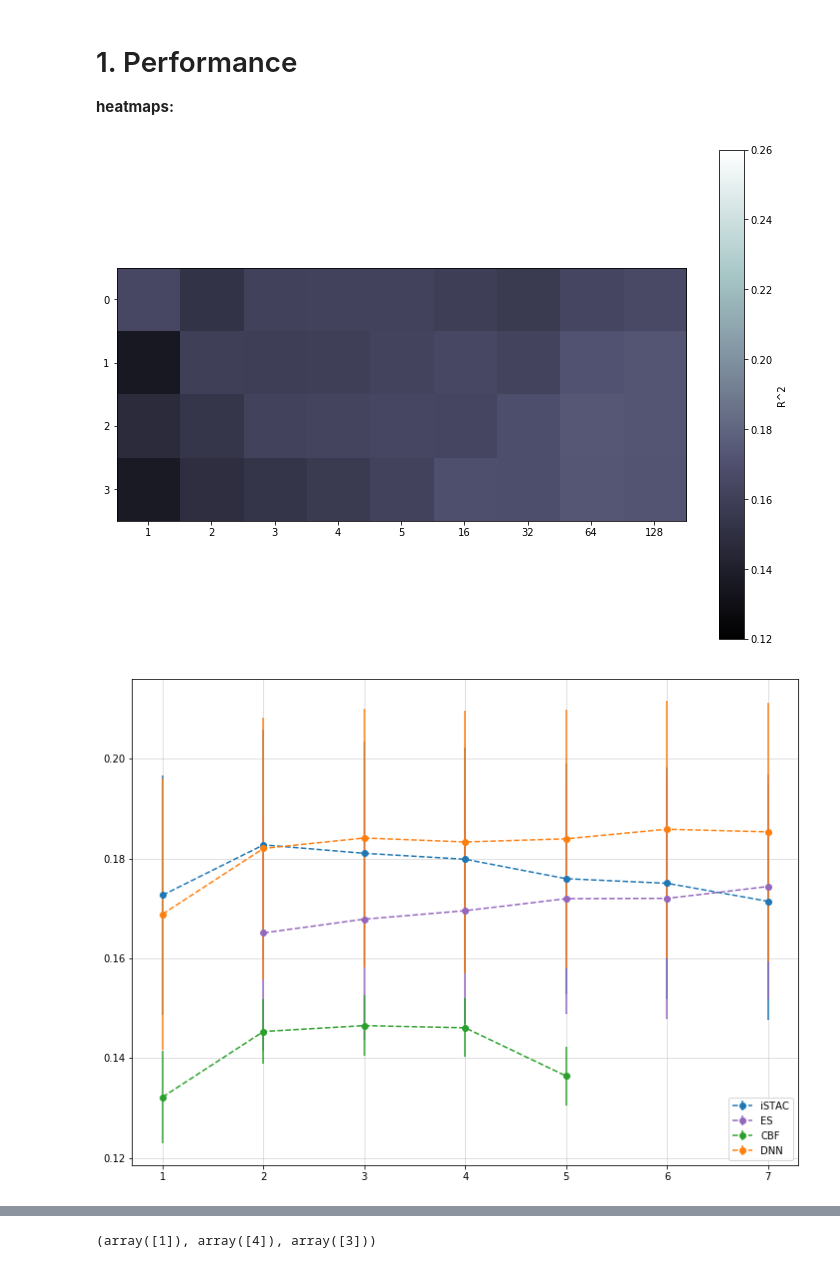
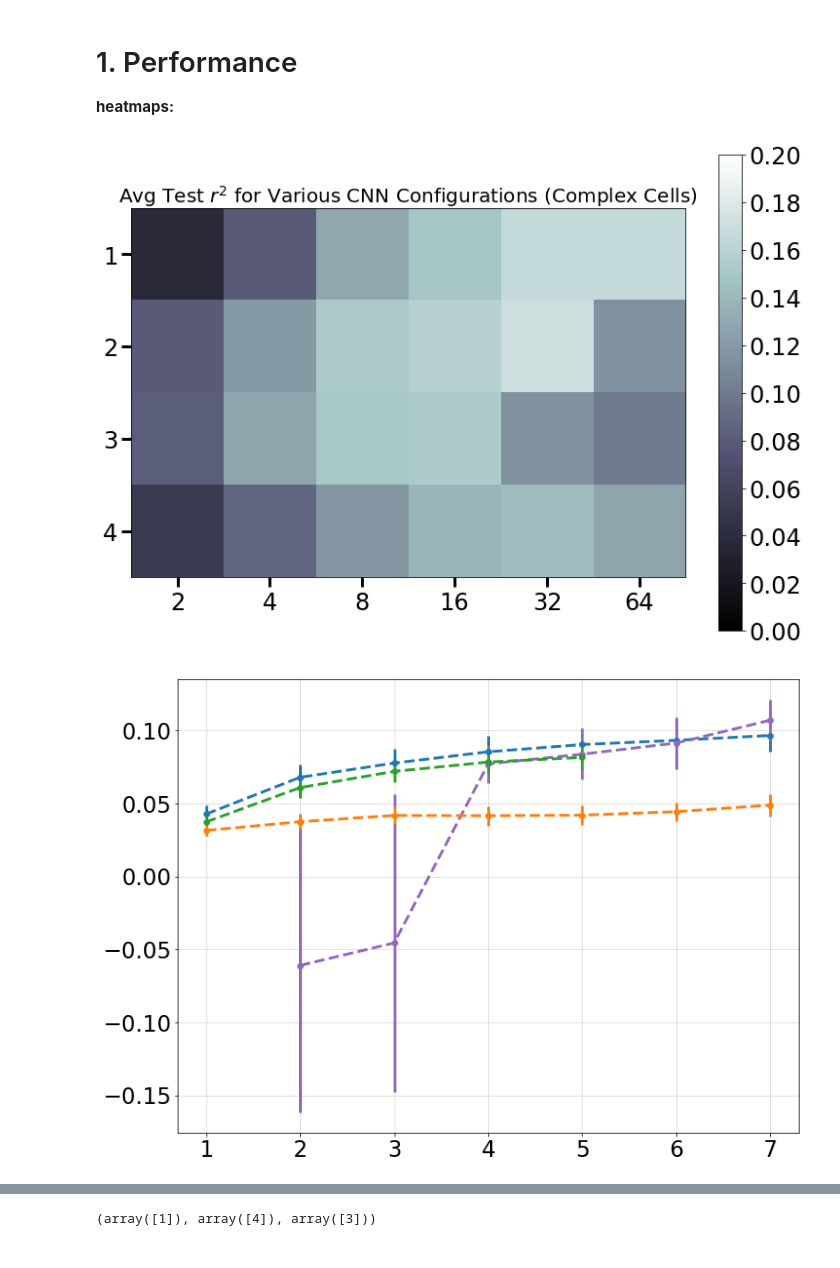
Before and after one commit to tedmoskovitz/DeepEncoding, a Jupyter notebook: Visualization.ipynb, the cells around one changed output, grey strips where cells are left out. Saved outputs shown, nothing was run; the diff lists cells and outputs as text; code cells hidden in the pictures.

```diff
--- a/Visualization.ipynb
+++ b/Visualization.ipynb
@@ -96,8 +97,9 @@ _________________________________________________________________
 
 **heatmaps:**
 # %%
-ctype = 'simple'
-mtype = 'fc'
+plt.rcParams['font.size'] = 24
+ctype = 'complex'
+mtype = 'cnn'
 metric = 'r2'
 
 ndepths = hparams[mtype]['ndepths']
@@ -106,11 +108,11 @@ hidden_sizes = hparams[mtype]['h_sizes']
 hidden_layers = hparams[mtype]['h_layers']
 
 
-lims = {'simple':{'bps':(.35,.75), 'r2':(.12,.26)}, 'complex':{'bps':(0.,.6), 'r2':(0.0,.18)}}
+lims = {'simple':{'bps':(.35,.75), 'r2':(.12,.26)}, 'complex':{'bps':(0.,.6), 'r2':(0.0,.20)}}
 step = {'bps':.05, 'r2':.02}
 shape = {'fc':(4,9,cell_nums[ctype]), 'rnn':(3,5,cell_nums[ctype]), 'cnn':(4,6,cell_nums[ctype]),
         'istac':(5,1,cell_nums[ctype]), 'cbf':(5,3,cell_nums[ctype]), 'rbf':(3,3,cell_nums[ctype])} # rnn is 3x4 for complex
-labels = {'r2':'R^2', 'bps': 'Bits/Spike' }
+labels = {'r2':'$r^2$', 'bps': '$I_{ss}$' }
 
 order = 'C' if mtype in nn_models else 'F'
 
@@ -121,27 +123,32 @@ avg_data = avg_data.T if mtype in lnp_models else avg_data
 plt.imshow(avg_data, 'bone', vmin=lims[ctype][metric][0], vmax=lims[ctype][metric][1], interpolation='nearest')
 
 plt.colorbar(orientation="vertical",fraction=0.1,
-             ticks=np.arange(lims[ctype][metric][0], lims[ctype][metric][1]+step[metric], step[metric]),
-             label=labels[metric])
+             ticks=np.arange(lims[ctype][metric][0], .25, step[metric]),
+             label='') #labels[metric] #lims[ctype][metric][1]+step[metric]
+plt.tick_params(length=10.0, width=3.0)
 
-plt.xticks(np.arange(nwidths), hidden_sizes)
+plt.xticks(np.arange(nwidths), hidden_sizes, fontsize=24)
 xlab = 'Hidden layer size (units per layer)' if mtype in nn_models else 'Filters'
 #plt.xlabel(xlab, fontsize=12)
 
-plt.yticks(np.arange(ndepths), hidden_layers)
+plt.yticks(np.arange(ndepths), [1,2,3,4])#hidden_layers
+#plt.tick_params(labelsize=18)
 ylab  = 'Depth' if mtype in nn_models else 'Basis Functions'
 #plt.ylabel(ylab, fontsize=12)
 
-#plt.title('Avg Test %s for Various %s Configurations (%s Cells)' % (labels[metric],mtype.upper(), ctype[0].upper()+ctype[1:]), fontsize=14)
+plt.title('Avg Test %s for Various %s Configurations (%s Cells)' % (labels[metric],mtype.upper(),
+                                                                    ctype[0].upper()+ctype[1:]), fontsize=20)
 plt.show()
 # %% [output]
-[figure, old version]
+[figure, new version]
 # %%
 c_nums = {'simple':3, 'complex':9}
+plt.rcParams['font.size'] = 24
 
-celltype = 'simple'
+celltype = 'complex'
 metric = 'r2'
 sc = .3
+lw = 3
 
 nlin = 'istac'
 path = 'SavedResults/' + celltype + '_' + nlin + '_' + metric + '.csv'
@@ -150,7 +157,8 @@ perf = np.genfromtxt(path, delimiter=',').reshape(7,c_nums[celltype], order='F')
 means = np.mean(perf, axis=1)
 stds = sc*np.std(perf, axis=1)
 
-plt.errorbar(np.arange(perf.shape[0])+1, means, yerr=stds, fmt='--o', label='iSTAC', color='C0')
+plt.errorbar(np.arange(perf.shape[0])+1, means, yerr=stds, fmt='--o',
+             label='iSTAC', color='C0', linewidth=lw)
 
 
 nlin = 'fc'
@@ -160,37 +168,41 @@ perf =  np.genfromtxt(path, delimiter=',').reshape(7,c_nums[celltype])
 
 means = np.mean(perf, axis=1)
 stds = sc*np.std(perf, axis=1)
 
-plt.errorbar(np.arange(perf.shape[0]-1)+2, means[1:], yerr=stds[1:], fmt='--o', label='ES', color='C4')
+plt.errorbar(np.arange(perf.shape[0]-1)+2, means[1:], yerr=stds[1:], fmt='--o',
+             label='ES', color='C4', linewidth=lw)
 
 
 nlin = 'cbf'
 path = 'SavedResults/' + celltype + '_' + nlin + '_' + metric + '.csv'
 perf = np.genfromtxt(path, delimiter=',').reshape(5,2,c_nums[celltype], order='F')
 
 means = np.mean(perf[:,0,:], axis=1)
 stds = sc*np.std(perf[:,0,:], axis=1)
 
-plt.errorbar(np.arange(perf.shape[0])+1, means, yerr=stds, fmt='--o', label='CBF', color='C2')
+plt.errorbar(np.arange(perf.shape[0])+1, means, yerr=stds, fmt='--o',
+             label='CBF', color='C2', linewidth=lw)
 
 
 nlin = 'fc'
 path = 'SavedResults/istac_tr_' + celltype + '_' + nlin + '_' + metric + '.csv'
 perf =  np.genfromtxt(path, delimiter=',').reshape(7,c_nums[celltype]) + .02
 
 
 means = np.mean(perf, axis=1)
 #means[0] -= .01
 #means[-1] += .01
 stds = sc*np.std(perf, axis=1)
 
-plt.errorbar(np.arange(perf.shape[0])+1, means, yerr=stds, fmt='--o', label='DNN', color='C1')
+plt.errorbar(np.arange(perf.shape[0])+1, means, yerr=stds, fmt='--o',
+             label='DNN', color='C1', linewidth=lw)
 
 plt.grid(alpha=0.5)
+#plt.ylim([0.115, 0.224])
 
-plt.legend(loc='lower right')
+#plt.legend(loc='lower right', fontsize=18)
 plt.show()
 # %% [output]
-[figure, old version]
+[figure, new version]
 # %%
 c_nums = {'simple':3, 'complex':9}
```
Also changed, not shown: parts of 7 cells of this notebook, 29 other files.
